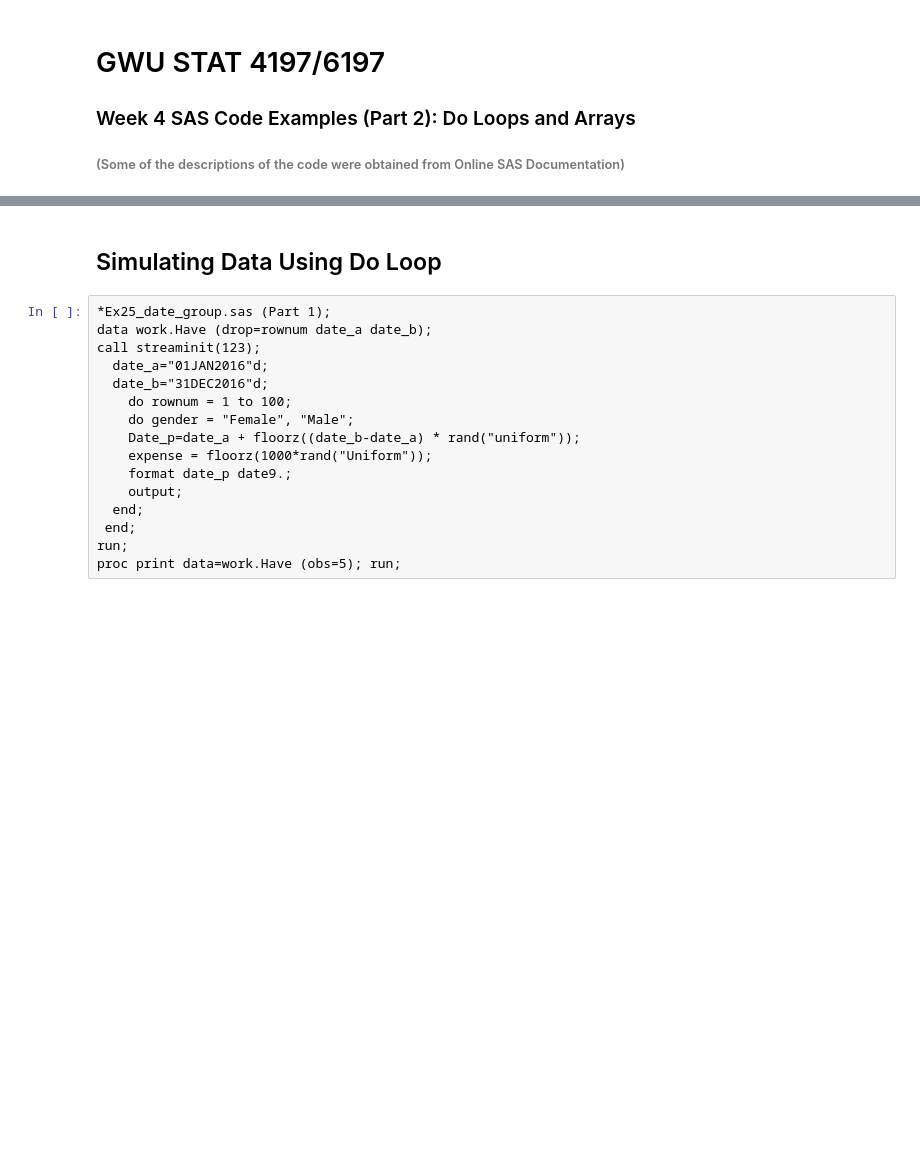
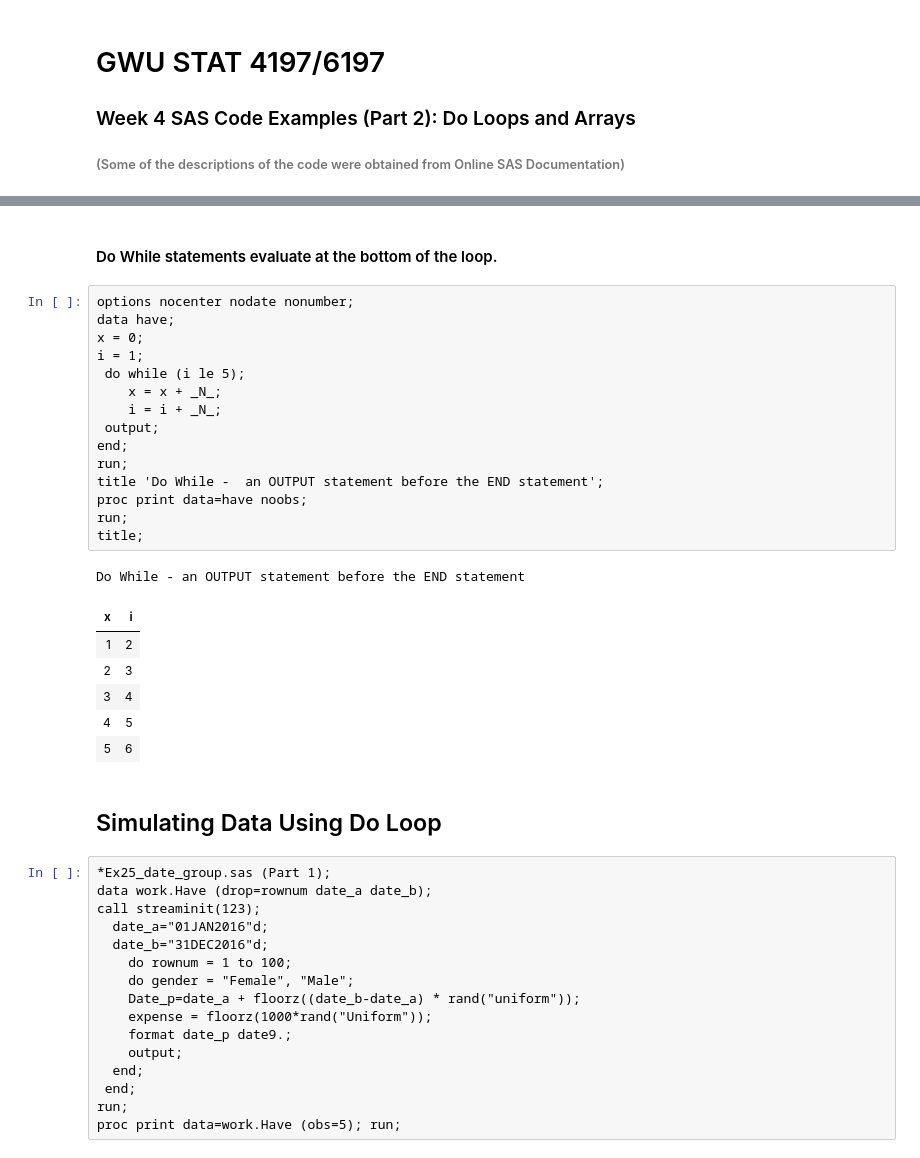
Before and after one commit to ProcJimi/curriculum, a Jupyter notebook: Week4/Week4_Part2.ipynb, the cells around one changed output, grey strips where cells are left out. Saved outputs shown, nothing was run; the diff lists cells and outputs as text; blank space fills up the shorter version.

```diff
--- a/Week4/Week4_Part2.ipynb
+++ b/Week4/Week4_Part2.ipynb
@@ -28,3 +63,28 @@ Data set created with an OUTPUT statement before the END statement
+# %% [markdown]
+#### Do While statements evaluate at the bottom of the loop.
+# %%
+options nocenter nodate nonumber;
+data have;
+x = 0;
+i = 1;
+ do while (i le 5);
+    x = x + _N_;
+    i = i + _N_;
+ output;
+end;
+run;
+title 'Do While -  an OUTPUT statement before the END statement';
+proc print data=have noobs;
+run;
+title;
+# %% [output]
+Do While - an OUTPUT statement before the END statement
+| x | i |
+| 1 | 2 |
+| 2 | 3 |
+| 3 | 4 |
+| 4 | 5 |
+| 5 | 6 |
 # %% [markdown]
 ## Simulating Data Using Do Loop
 # %%
```
Also changed, not shown: parts of 21 cells of this notebook.
